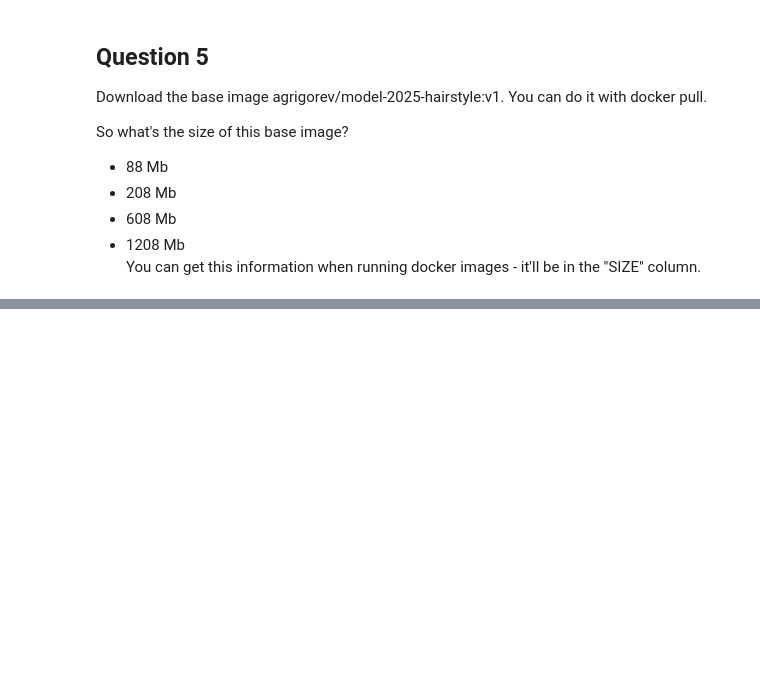
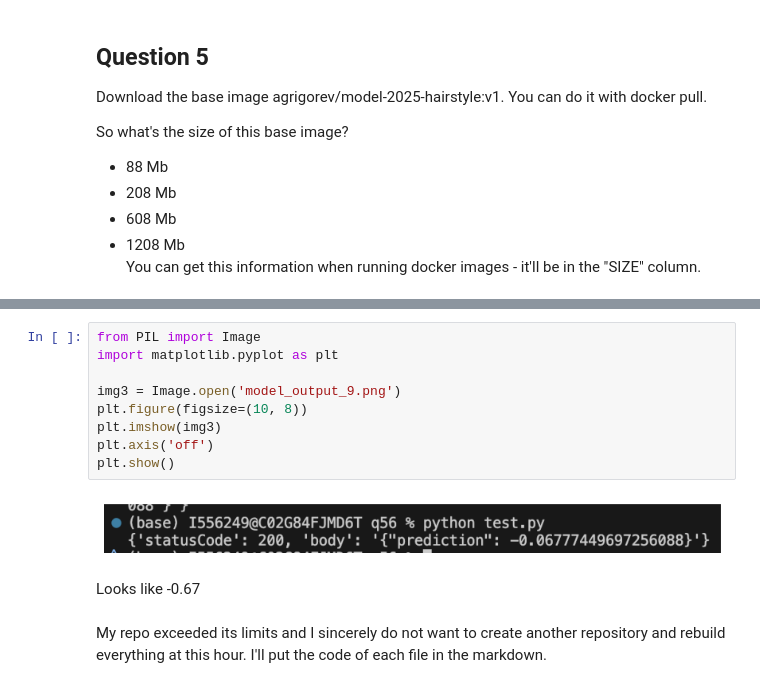
Before and after one commit to eerga/MLZoomcampHW, a Jupyter notebook: HW9.ipynb, the cells around one changed output, grey strips where cells are left out. Drawn from its saved outputs; the diff is of its cells as text; blank space fills up the shorter version.

```diff
--- a/HW9.ipynb
+++ b/HW9.ipynb
@@ -305,0 +330,15 @@ Size is 1.14 GB
+# %%
+from PIL import Image
+import matplotlib.pyplot as plt
+
+img3 = Image.open('model_output_9.png')
+plt.figure(figsize=(10, 8))
+plt.imshow(img3)
+plt.axis('off')
+plt.show()
+# %% [output]
+[figure, added]
+# %% [markdown]
+Looks like -0.67
+# %% [markdown]
+My repo exceeded its limits and I sincerely do not want to create another repository and rebuild everything at this hour. I'll put the code of each file in the markdown.
```
Also changed, not shown: parts of 8 cells of this notebook.
